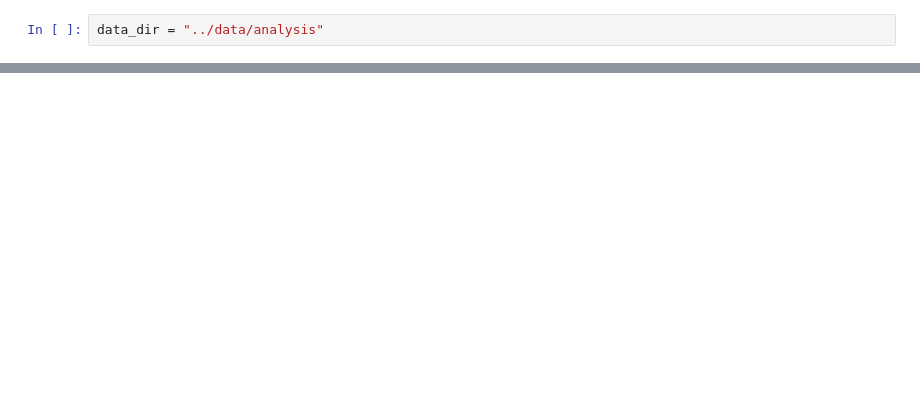
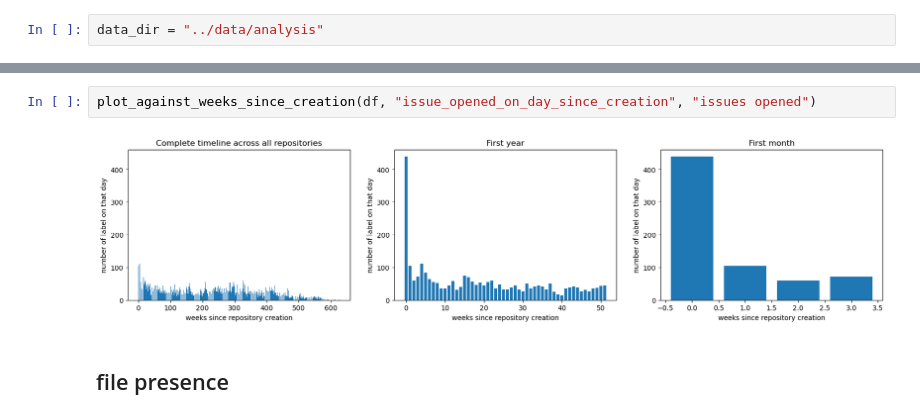
Before and after one commit to softwaresaved/rse-repo-analysis, a Jupyter notebook: analysis/github.ipynb, the cells around one changed output, grey strips where cells are left out. Drawn from its saved outputs; the diff is of its cells as text; blank space fills up the shorter version.

```diff
--- a/analysis/github.ipynb
+++ b/analysis/github.ipynb
@@ -126,0 +179,6 @@ plot_against_days_since_creation(df, "forked_on_day_since_creation")
+# %%
+plot_against_weeks_since_creation(df, "issue_opened_on_day_since_creation", "issues opened")
+# %% [output]
+[figure, added]
+# %% [markdown]
+## file presence
```
Also changed, not shown: parts of 34 cells of this notebook, 1 other file.
